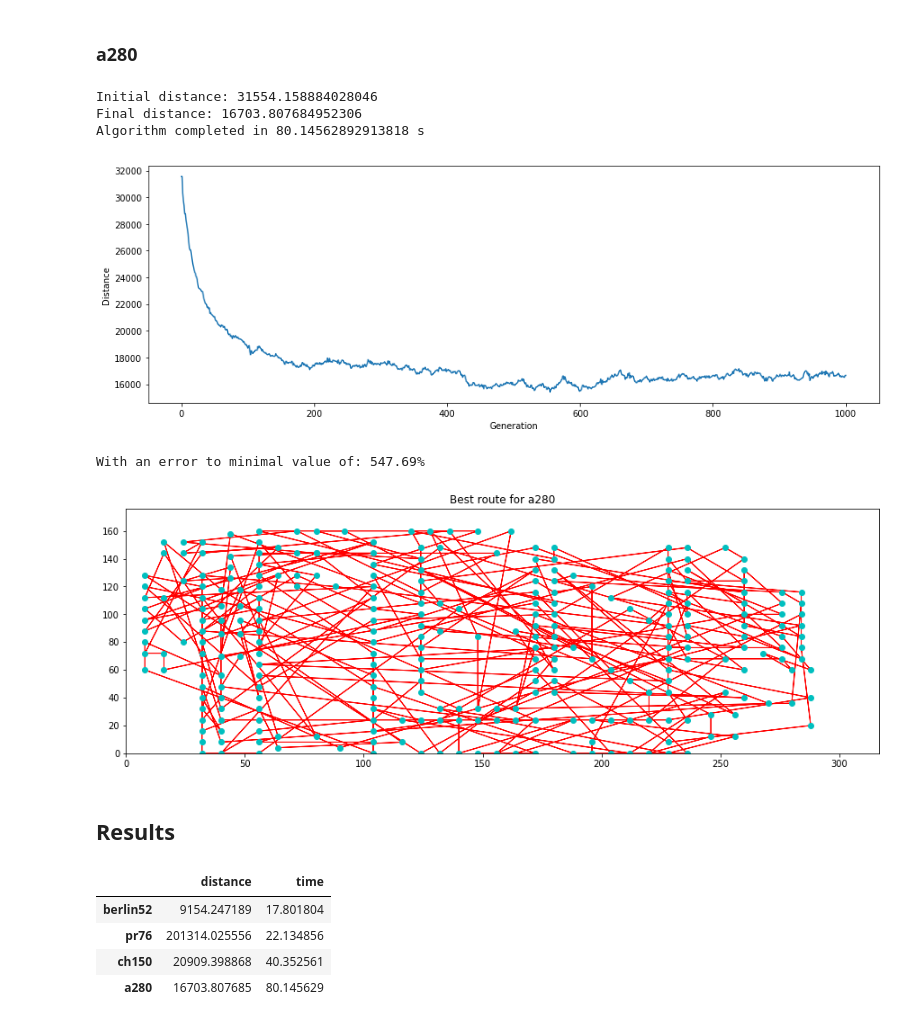
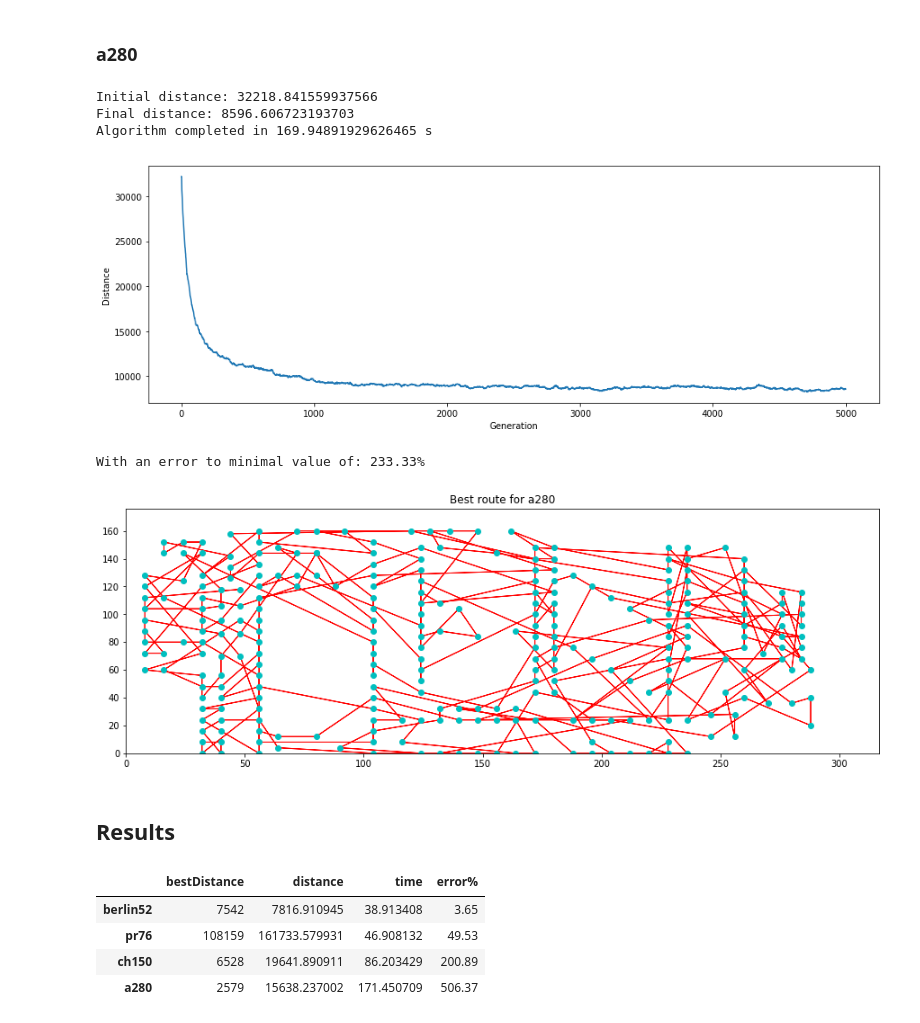
Before and after one commit to DBertazioli/Ant-Q-KGA, a Jupyter notebook: genomic/extended_try.ipynb, the cells around one changed output. Cells and saved outputs as stored; diff of their text form; code cells hidden in the pictures.

```diff
--- a/genomic/extended_try.ipynb
+++ b/genomic/extended_try.ipynb
@@ -261,6 +261,7 @@ bestKnown_tsp = {
 list_dist = []
 list_time = []
 list_route = []
+list_errp = []
 # %% [markdown]
 ### berlin52
 # %%
@@ -273,11 +274,13 @@ route, dist, time_ex = GenA(permutation = cities, dm = d_matrix,
                          selection = 'tournament',
                          elite_n = 25,
                          mutation_r = 0.01,
-                         n_of_gen = 1000,
+                         n_of_gen = 5000,
                            plot = True)
 
-print('With an error to minimal value of: {}%'.format(errPerc(bestKnown_tsp['berlin52'], dist, 2)))
+errp = errPerc(bestKnown_tsp['berlin52'], dist, 2)
+print('With an error to minimal value of: {}%'.format(errp))
 list_dist.append(dist)
 list_time.append(time_ex)
 list_route.append(route)
+list_errp.append(errp)
 # %% [output]
@@ -302,10 +305,13 @@ route, dist, time_ex = GenA(permutation = cities, dm = d_matrix,
                          selection = 'tournament',
                          elite_n = 25,
                          mutation_r = 0.01,
-                         n_of_gen = 1000,
+                         n_of_gen = 5000,
                            plot = True)
-print('With an error to minimal value of: {}%'.format(errPerc(bestKnown_tsp['pr76'], dist, 2)))
+
+errp = errPerc(bestKnown_tsp['pr76'], dist, 2)
+print('With an error to minimal value of: {}%'.format(errp))
 list_dist.append(dist)
 list_time.append(time_ex)
 list_route.append(route)
+list_errp.append(errp)
 # %% [output]
@@ -330,10 +336,13 @@ route, dist, time_ex = GenA(permutation = cities, dm = d_matrix,
                          selection = 'tournament',
                          elite_n = 25,
                          mutation_r = 0.01,
-                         n_of_gen = 1000,
+                         n_of_gen = 5000,
                            plot = True)
-print('With an error to minimal value of: {}%'.format(errPerc(bestKnown_tsp['ch150'], dist, 2)))
+
+errp = errPerc(bestKnown_tsp['ch150'], dist, 2)
+print('With an error to minimal value of: {}%'.format(errp))
 list_dist.append(dist)
 list_time.append(time_ex)
 list_route.append(route)
+list_errp.append(errp)
 # %% [output]
@@ -355,36 +364,40 @@ d_matrix = dist_matrix(df_a280)
 # %%
 route, dist, time_ex = GenA(permutation = cities, dm = d_matrix,
                          popSize = 100,
                          selection = 'tournament',
                          elite_n = 25,
-                         mutation_r = 0.01,
-                         n_of_gen = 1000,
+                         mutation_r = 0.001,
+                         n_of_gen = 5000,
                            plot = True)
-print('With an error to minimal value of: {}%'.format(errPerc(bestKnown_tsp['a280'], dist, 2)))
+
+errp = errPerc(bestKnown_tsp['a280'], dist, 2)
+print('With an error to minimal value of: {}%'.format(errp))
 list_dist.append(dist)
 list_time.append(time_ex)
 list_route.append(route)
+list_errp.append(errp)
 # %% [output]
-Initial distance: 31554.158884028046
-Final distance: 16703.807684952306
-Algorithm completed in 80.14562892913818 s
+Initial distance: 32218.841559937566
+Final distance: 8596.606723193703
+Algorithm completed in 169.94891929626465 s
-[figure, old version]
+[figure, new version]
-With an error to minimal value of: 547.69%
+With an error to minimal value of: 233.33%
 # %%
 plot(df_a280, route, 'a280')
 # %% [output]
-[figure, old version]
+[figure, new version]
 # %% [markdown]
 ## Results
 # %%
 ndx = list(bestKnown_tsp.keys())
 # %%
-list_tuples = list(zip(list_dist, list_time))
-results = pd.DataFrame(list_tuples, columns = ['distance', 'time'], index = ndx)
+list_best_dist = list(bestKnown_tsp.values())
+list_tuples = list(zip(list_best_dist,list_dist, list_time, list_errp))
+results = pd.DataFrame(list_tuples, columns = ['bestDistance', 'distance', 'time', 'error%'], index = ndx)
 results
 # %% [output]
-|  | distance | time |
-| berlin52 | 9154.247189 | 17.801804 |
-| pr76 | 201314.025556 | 22.134856 |
-| ch150 | 20909.398868 | 40.352561 |
-| a280 | 16703.807685 | 80.145629 |
+|  | bestDistance | distance | time | error% |
+| berlin52 | 7542 | 7816.910945 | 38.913408 | 3.65 |
+| pr76 | 108159 | 161733.579931 | 46.908132 | 49.53 |
+| ch150 | 6528 | 19641.890911 | 86.203429 | 200.89 |
+| a280 | 2579 | 15638.237002 | 171.450709 | 506.37 |
```
Also changed, not shown: parts of 6 cells of this notebook, 4 other files.
